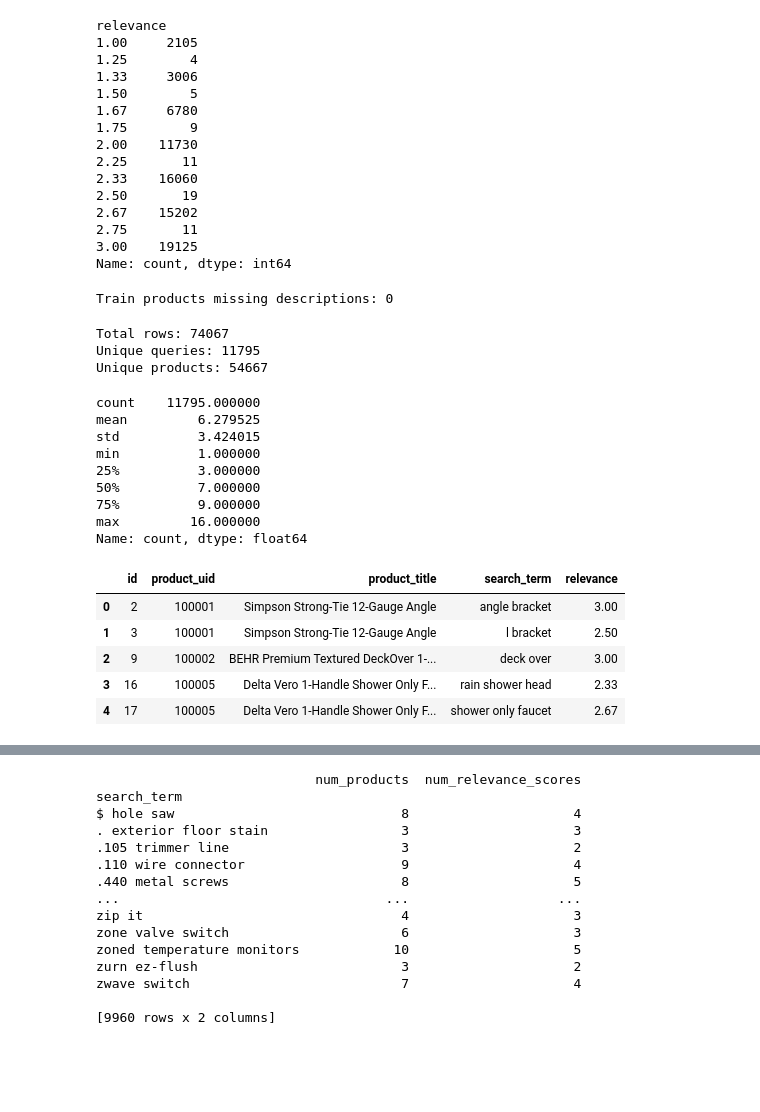
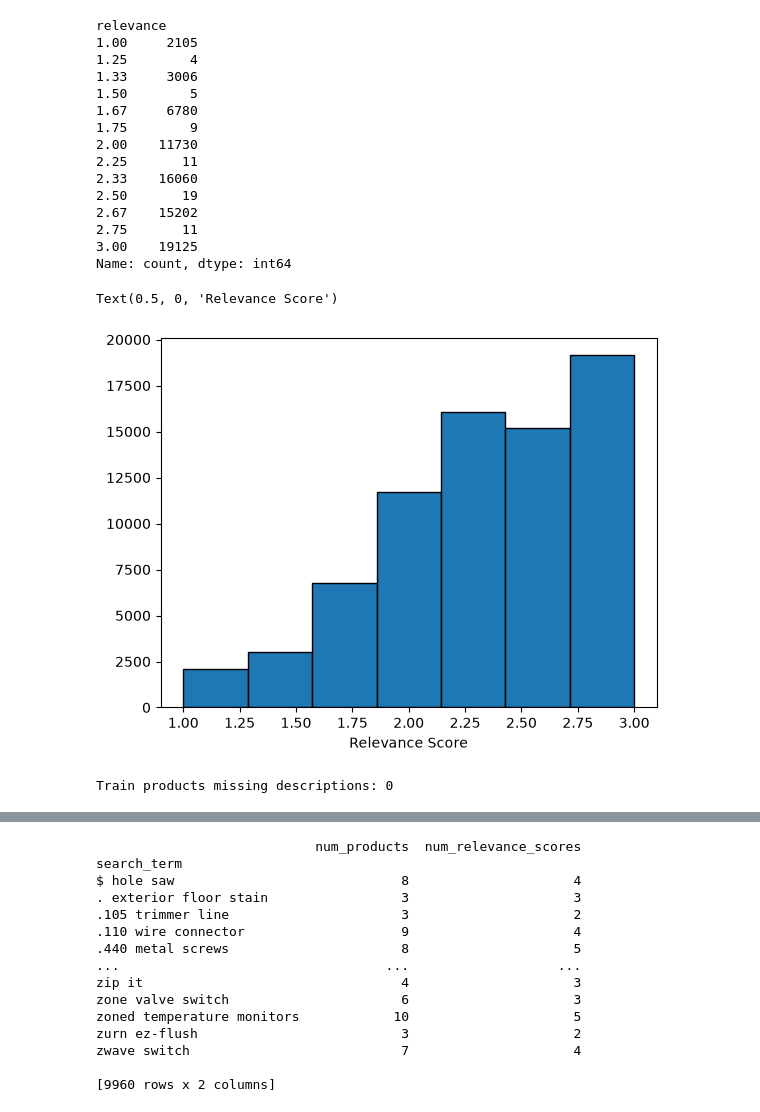
Before and after one commit to KeTimothy/product-search-ranking, a Jupyter notebook: notebooks/01_data_exploration.ipynb, the cells around one changed output, grey strips where cells are left out. Drawn from its saved outputs; the diff is of its cells as text; code cells hidden in the pictures; blank space fills up the shorter version.

```diff
--- a/notebooks/01_data_exploration.ipynb
+++ b/notebooks/01_data_exploration.ipynb
@@ -185,6 +236,12 @@ relevance
 2.75       11
 3.00    19125
 Name: count, dtype: int64
+# %%
+plt.hist(train["relevance"], bins=7, edgecolor="black") # bins=7 since there are 7 scores with high count
+plt.xlabel("Relevance Score")
+# %% [output]
+Text(0.5, 0, 'Relevance Score')
+[figure, added]
 # %%
 train_products = set(train["product_uid"])
 description_products = set(products["product_uid"])
@@ -195,34 +252,3 @@ print(
 )
 # %% [output]
 Train products missing descriptions: 0
-# %%
-print("Total rows:", len(train))
-print("Unique queries:", train["search_term"].nunique())
-print("Unique products:", train["product_uid"].nunique())
-# %% [output]
-Total rows: 74067
-Unique queries: 11795
-Unique products: 54667
-# %%
-query_counts = train["search_term"].value_counts()
-
-print(query_counts.describe())
-# %% [output]
-count    11795.000000
-mean         6.279525
-std          3.424015
-min          1.000000
-25%          3.000000
-50%          7.000000
-75%          9.000000
-max         16.000000
-Name: count, dtype: float64
-# %%
-train.head()
-# %% [output]
-|  | id | product_uid | product_title | search_term | relevance |
-| 0 | 2 | 100001 | Simpson Strong-Tie 12-Gauge Angle | angle bracket | 3.00 |
-| 1 | 3 | 100001 | Simpson Strong-Tie 12-Gauge Angle | l bracket | 2.50 |
-| 2 | 9 | 100002 | BEHR Premium Textured DeckOver 1-... | deck over | 3.00 |
-| 3 | 16 | 100005 | Delta Vero 1-Handle Shower Only F... | rain shower head | 2.33 |
-| 4 | 17 | 100005 | Delta Vero 1-Handle Shower Only F... | shower only faucet | 2.67 |
```
Also changed, not shown: parts of 41 cells of this notebook, 6 other files.
